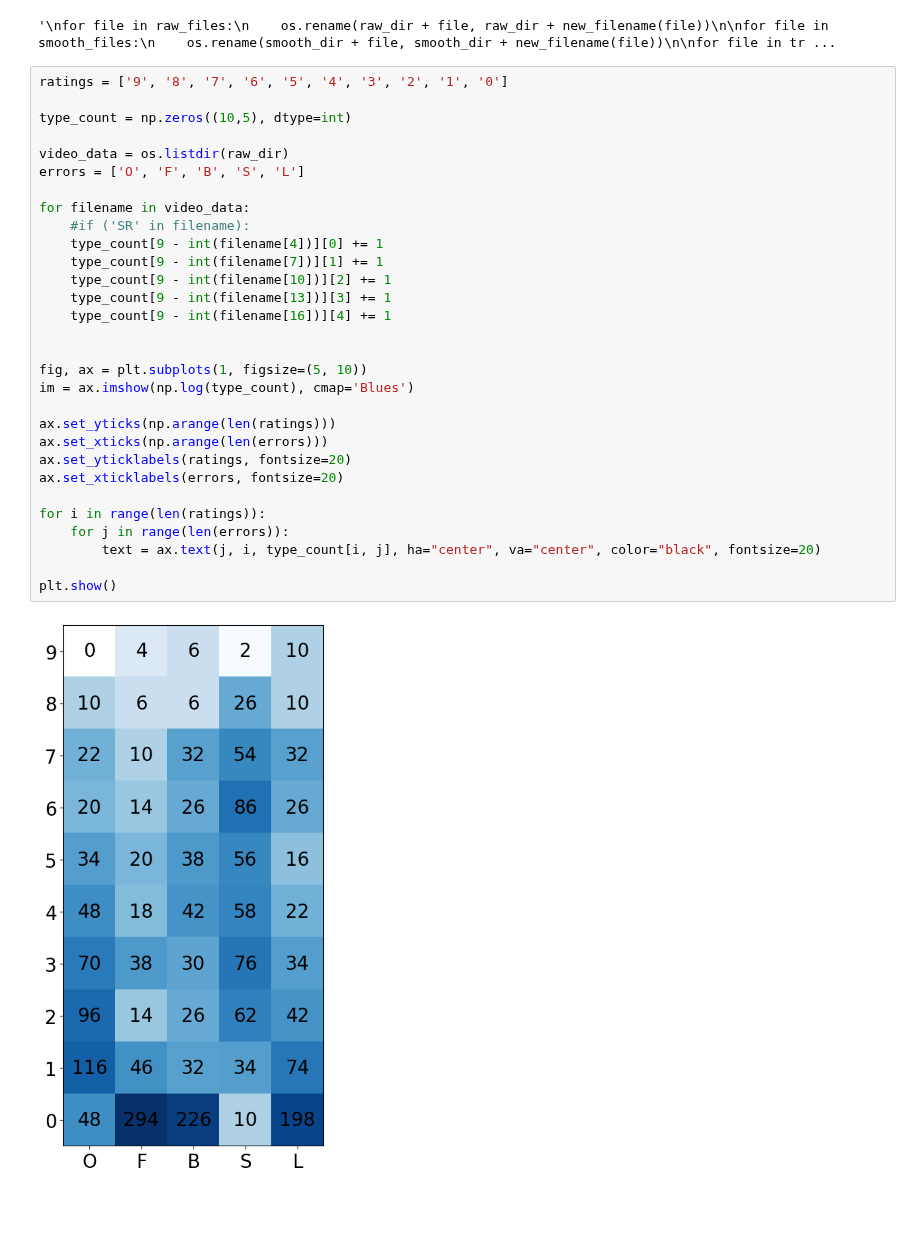
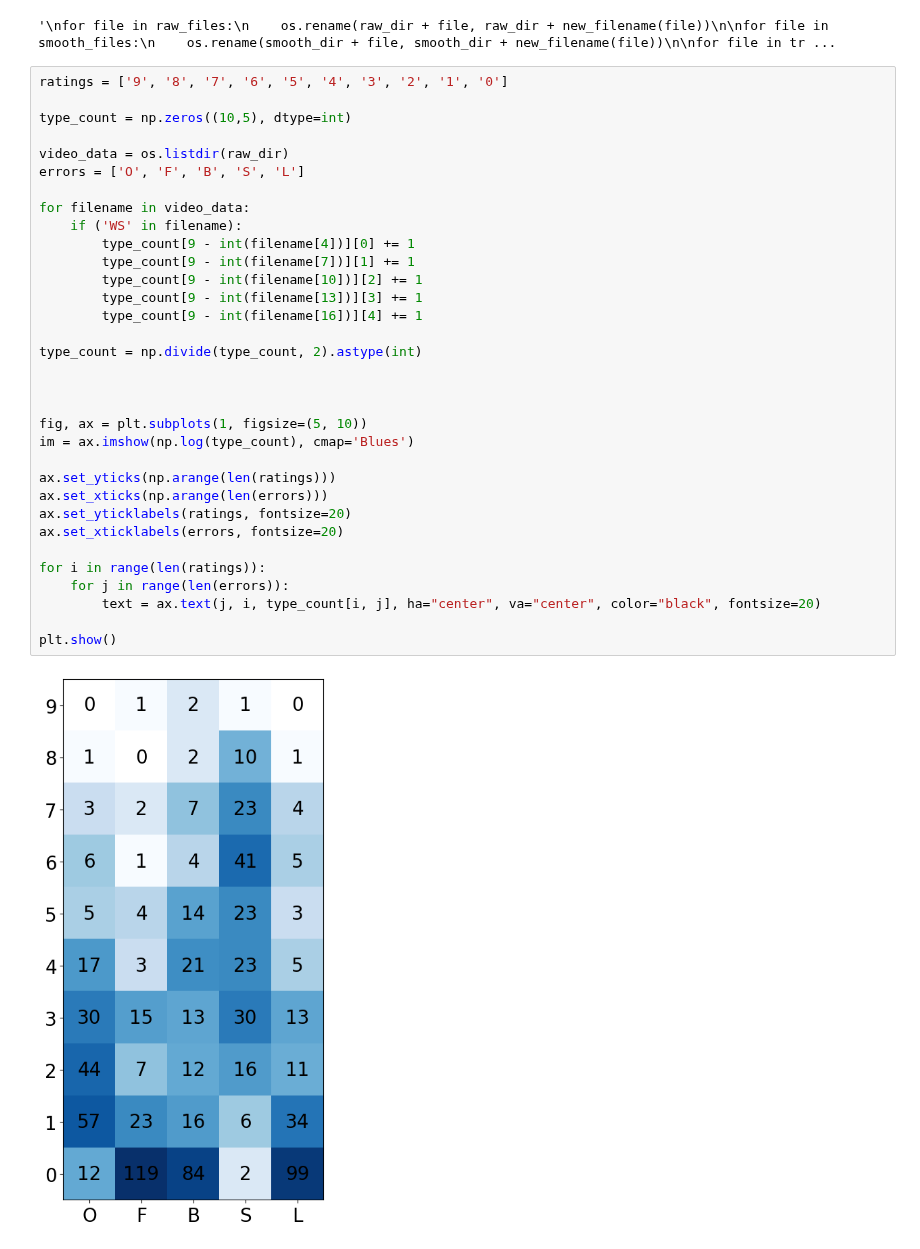
Before and after one commit to adarshramiyer/gAIt, a Jupyter notebook: data_processing/fix_granularity.ipynb, the cells around one changed output. Saved outputs shown, nothing was run; the diff lists cells and outputs as text; blank space fills up the shorter version.

Commit message:
figure touch-ups

```diff
--- a/data_processing/fix_granularity.ipynb
+++ b/data_processing/fix_granularity.ipynb
@@ -99,32 +99,35 @@ for file in final_files:
 # %%
 ratings = ['9', '8', '7', '6', '5', '4', '3', '2', '1', '0']
 
 type_count = np.zeros((10,5), dtype=int)
 
 video_data = os.listdir(raw_dir)
 errors = ['O', 'F', 'B', 'S', 'L']
 
 for filename in video_data:
-    #if ('SR' in filename):
-    type_count[9 - int(filename[4])][0] += 1
-    type_count[9 - int(filename[7])][1] += 1
-    type_count[9 - int(filename[10])][2] += 1
-    type_count[9 - int(filename[13])][3] += 1
-    type_count[9 - int(filename[16])][4] += 1
+    if ('WS' in filename):
+        type_count[9 - int(filename[4])][0] += 1
+        type_count[9 - int(filename[7])][1] += 1
+        type_count[9 - int(filename[10])][2] += 1
+        type_count[9 - int(filename[13])][3] += 1
+        type_count[9 - int(filename[16])][4] += 1
+
+type_count = np.divide(type_count, 2).astype(int)
+
 
 
 fig, ax = plt.subplots(1, figsize=(5, 10))
 im = ax.imshow(np.log(type_count), cmap='Blues')
 
 ax.set_yticks(np.arange(len(ratings)))
 ax.set_xticks(np.arange(len(errors)))
 ax.set_yticklabels(ratings, fontsize=20)
 ax.set_xticklabels(errors, fontsize=20)
 
 for i in range(len(ratings)):
     for j in range(len(errors)):
         text = ax.text(j, i, type_count[i, j], ha="center", va="center", color="black", fontsize=20)
 
 plt.show()
 # %% [output]
-[figure, old version]
+[figure, new version]
```
Also changed, not shown: 2 other files.
